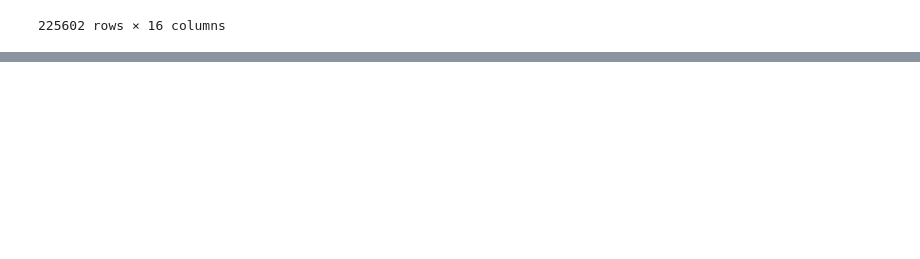
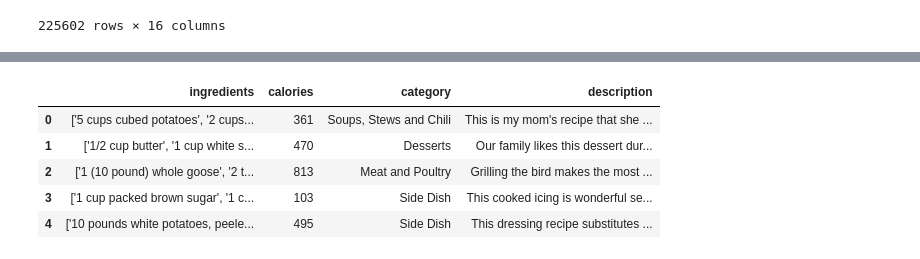
Before and after one commit to scalka/GraduationProject, a Jupyter notebook: Content based.ipynb, the cells around one changed output, grey strips where cells are left out. Cells and saved outputs as stored; diff of their text form; code cells hidden in the pictures; blank space fills up the shorter version.

```diff
--- a/Content based.ipynb
+++ b/Content based.ipynb
@@ -198,0 +200,2 @@ recipes.head()
+# %%
+features = ['ingredients', 'calories', 'category', 'description']
@@ -198,0 +204,10 @@ recipes.head()
+# %%
+
+recipes[features].head()
+# %% [output]
+|  | ingredients | calories | category | description |
+| 0 | ['5 cups cubed potatoes', '2 cups... | 361 | Soups, Stews and Chili | This is my mom's recipe that she ... |
+| 1 | ['1/2 cup butter', '1 cup white s... | 470 | Desserts | Our family likes this dessert dur... |
+| 2 | ['1 (10 pound) whole goose', '2 t... | 813 | Meat and Poultry | Grilling the bird makes the most ... |
+| 3 | ['1 cup packed brown sugar', '1 c... | 103 | Side Dish | This cooked icing is wonderful se... |
+| 4 | ['10 pounds white potatoes, peele... | 495 | Side Dish | This dressing recipe substitutes ... |
```
Also changed, not shown: parts of 15 cells of this notebook.
